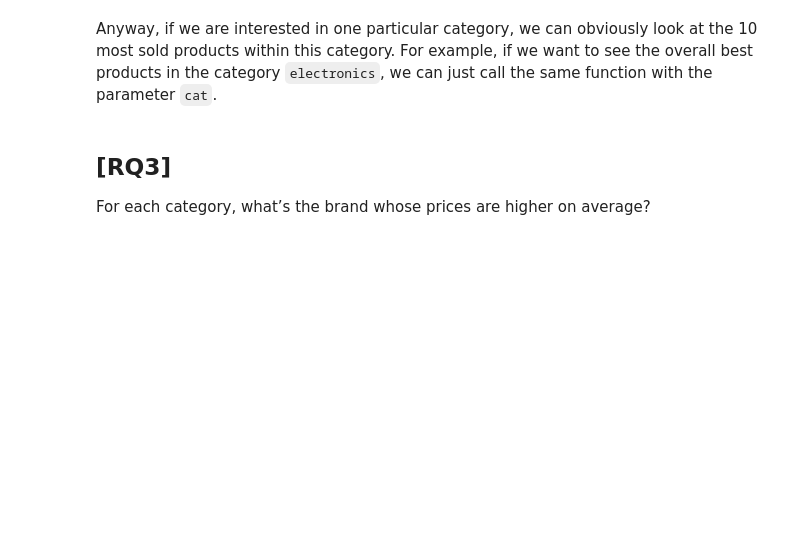
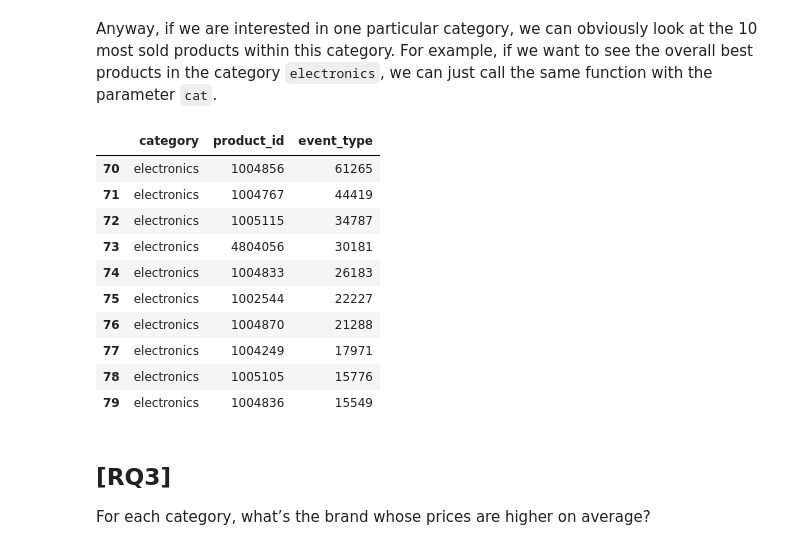
Before and after one commit to mikcnt/adm-homework-2, a Jupyter notebook: exercises_test.ipynb, the cells around one changed output. Saved outputs shown, nothing was run; the diff lists cells and outputs as text; code cells hidden in the pictures; blank space fills up the shorter version.

```diff
--- a/exercises_test.ipynb
+++ b/exercises_test.ipynb
@@ -165,7 +211,19 @@ functions_.best_in_cat(dfs)
 Anyway, if we are interested in one particular category, we can obviously look at the 10 most sold products within this category. For example, if we want to see the overall best products in the category `electronics`, we can just call the same function with the parameter `cat`.
 # %%
 updatelib()
-functions_.best_in_cat(nov, cat='electronics')
+functions_.best_in_cat(dfs, cat='electronics')
+# %% [output]
+|  | category | product_id | event_type |
+| 70 | electronics | 1004856 | 61265 |
+| 71 | electronics | 1004767 | 44419 |
+| 72 | electronics | 1005115 | 34787 |
+| 73 | electronics | 4804056 | 30181 |
+| 74 | electronics | 1004833 | 26183 |
+| 75 | electronics | 1002544 | 22227 |
+| 76 | electronics | 1004870 | 21288 |
+| 77 | electronics | 1004249 | 17971 |
+| 78 | electronics | 1005105 | 15776 |
+| 79 | electronics | 1004836 | 15549 |
 # %% [markdown]
 ## [RQ3]
 For each category, what’s the brand whose prices are higher on average?
```
Also changed, not shown: parts of 14 cells of this notebook, 1 other file.
